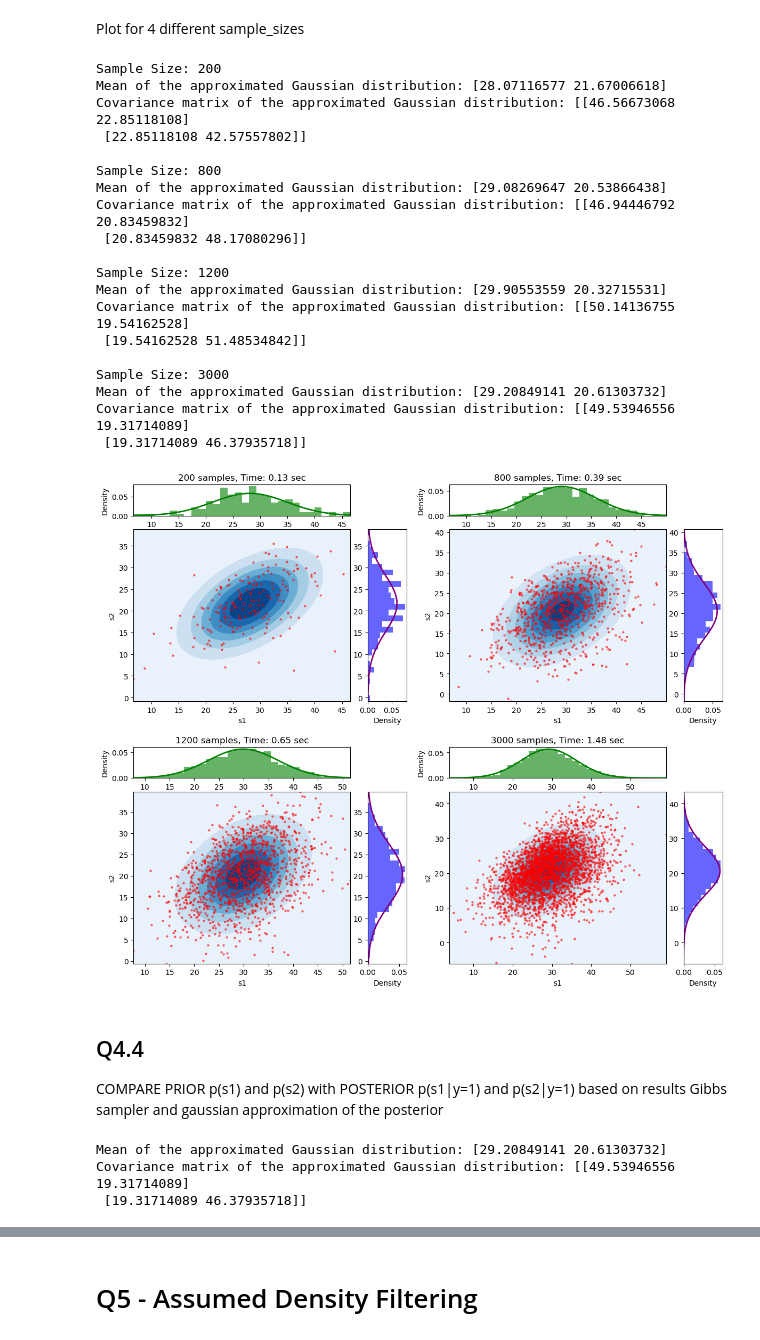
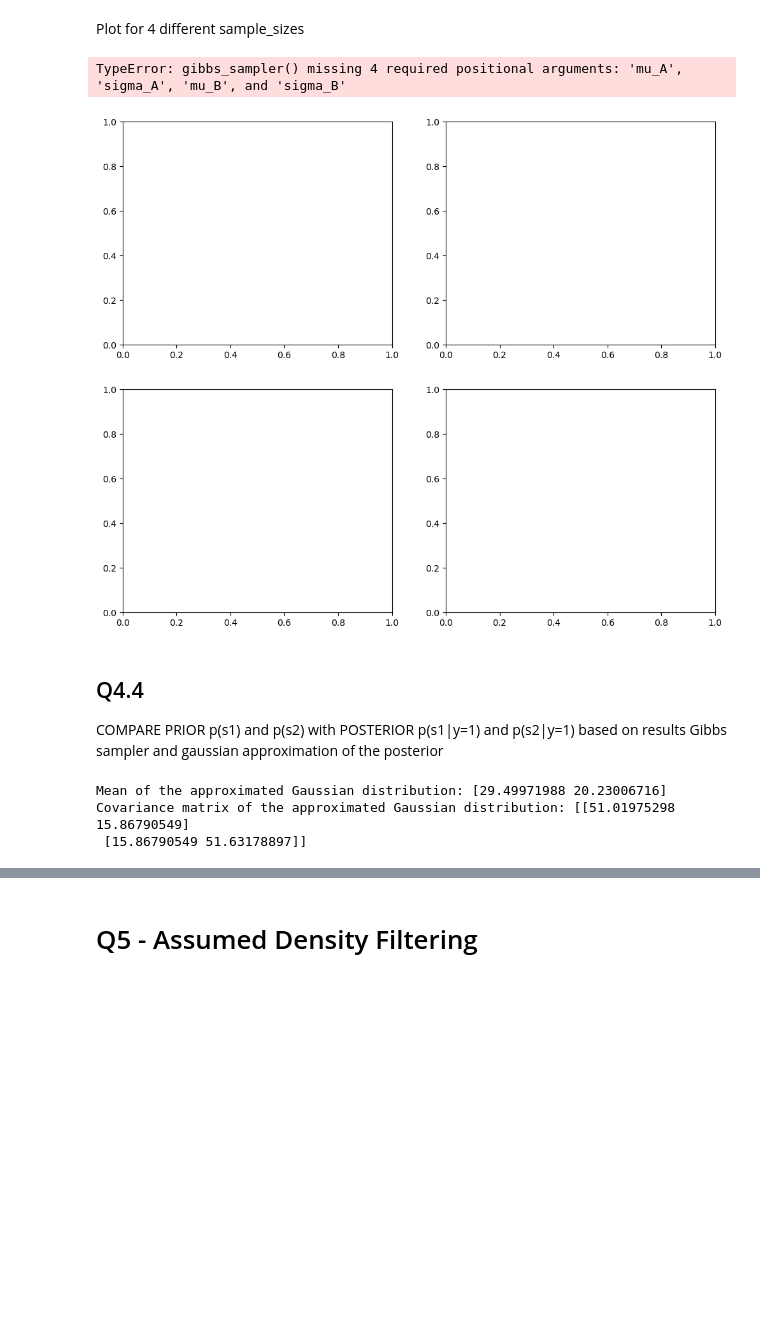
Before and after one commit to moniba-ravan/ranking-system, a Jupyter notebook: runme.ipynb, the cells around one changed output, grey strips where cells are left out. Drawn from its saved outputs; the diff is of its cells as text; code cells hidden in the pictures; blank space fills up the shorter version.

```diff
--- a/runme.ipynb
+++ b/runme.ipynb
@@ -83,7 +83,7 @@ def gibbs_sampler(mu_A, sigma_A, mu_B, sigma_B ,y, iterations):
 ## Q4.1
 # %%
 # Example execution of the sampler for y = 1
-samples = gibbs_sampler(mu_A, sigma_1, mu_2, sigma_2, y=1, iterations=iterations)
+samples = gibbs_sampler(mu_1, sigma_1, mu_2, sigma_2, y=1, iterations=iterations)
 
 # Extract s_1, s_2, and t samples
 s_1_samples, s_2_samples, t_samples = samples[:, 0], samples[:, 1], samples[:, 2]
@@ -235,7 +235,7 @@ for i, num_samples in enumerate(sample_sizes):
 
     # For your own data, simply subset or repeat it if needed
     #samples = samples_own[:num_samples]
-    samples = gibbs_sampler(mu_1, sigma_1, mu_2, sigma_2, y=1, iterations=num_samples)
+    samples = gibbs_sampler(y=1, iterations=num_samples)
 
     # Extract s1, s2, and t from the samples
     s_1_samples, s_2_samples, t_samples = samples[:, 0], samples[:, 1], samples[:, 2]
@@ -246,53 +246,44 @@ for i, num_samples in enumerate(sample_sizes):
     s_2_filtered = s_2_samples[burn_in:]
 
     # Combine filtered s1 and s2 into a single array
     skills_filtered = np.column_stack((s_1_filtered, s_2_filtered))
 
     # Measure elapsed time for generating samples
     elapsed_time = time.time() - start_time
 
     # Determine which subplot to use based on index
     row, col = divmod(i, 2)  # Row and column index (0 or 1)
     ax_contour = axes1[row, col]  # Use the correct subplot
 
     # Set up the shared axes for the histograms with more padding for spacing
     ax_histx = axes1[row, col].inset_axes([0, 1.08, 1, 0.18], transform=axes1[row, col].transAxes)  # Top histogram for s1
     ax_histy = axes1[row, col].inset_axes([1.08, 0, 0.18, 1], transform=axes1[row, col].transAxes)  # Right histogram for s2
 
     # Call the plotting function to display the results in this subplot
     plot_gaussian_with_histograms(ax_contour, ax_histx, ax_histy, skills_filtered, num_samples, elapsed_time)
 
     gaussian_dist = gaussian_approximation(skills_filtered)
+
+    # Add mean and covariance information to the contour plot as text
+    ax_contour.text(0.05, 0.95, f"Mean: {gaussian_dist.mean}", transform=ax_contour.transAxes, fontsize=10,
+                    verticalalignment='top', bbox=dict(facecolor='white', alpha=0.7))
+    ax_contour.text(0.05, 0.85, f"Cov: {np.array2string(gaussian_dist.cov, precision=2)}", transform=ax_contour.transAxes,
+                    fontsize=10, verticalalignment='top', bbox=dict(facecolor='white', alpha=0.7))
+
     # Print the mean and covariance of the approximated Gaussian distribution
     print("Sample Size:", num_samples)
     print("Mean of the approximated Gaussian distribution:", gaussian_dist.mean)
     print("Covariance matrix of the approximated Gaussian distribution:", gaussian_dist.cov)
     print()
 
 # Adjust layout and show the combined figure with two sets of plots (2x2 grid)
 plt.tight_layout()
+#pdf_path = 'q4_sample_comparison.pdf'
+#plt.savefig(pdf_path)
 plt.show()
 # %% [output]
-Sample Size: 200
-Mean of the approximated Gaussian distribution: [28.07116577 21.67006618]
-Covariance matrix of the approximated Gaussian distribution: [[46.56673068 22.85118108]
- [22.85118108 42.57557802]]
-
-Sample Size: 800
-Mean of the approximated Gaussian distribution: [29.08269647 20.53866438]
-Covariance matrix of the approximated Gaussian distribution: [[46.94446792 20.83459832]
- [20.83459832 48.17080296]]
-
-Sample Size: 1200
-Mean of the approximated Gaussian distribution: [29.90553559 20.32715531]
-Covariance matrix of the approximated Gaussian distribution: [[50.14136755 19.54162528]
- [19.54162528 51.48534842]]
-
-Sample Size: 3000
-Mean of the approximated Gaussian distribution: [29.20849141 20.61303732]
-Covariance matrix of the approximated Gaussian distribution: [[49.53946556 19.31714089]
- [19.31714089 46.37935718]]
+TypeError: gibbs_sampler() missing 4 required positional arguments: 'mu_A', 'sigma_A', 'mu_B', and 'sigma_B'
-[figure, old version]
+[figure, new version]
 # %% [markdown]
 ## Q4.4
 COMPARE PRIOR p(s1) and p(s2) with POSTERIOR p(s1|y=1) and p(s2|y=1) based on results Gibbs sampler and gaussian approximation of the posterior
@@ -300,9 +291,9 @@ COMPARE PRIOR p(s1) and p(s2) with POSTERIOR p(s1|y=1) and p(s2|y=1) based on re
 print("Mean of the approximated Gaussian distribution:", gaussian_dist.mean)
 print("Covariance matrix of the approximated Gaussian distribution:", gaussian_dist.cov)
 # %% [output]
-Mean of the approximated Gaussian distribution: [29.20849141 20.61303732]
-Covariance matrix of the approximated Gaussian distribution: [[49.53946556 19.31714089]
- [19.31714089 46.37935718]]
+Mean of the approximated Gaussian distribution: [29.49971988 20.23006716]
+Covariance matrix of the approximated Gaussian distribution: [[51.01975298 15.86790549]
+ [15.86790549 51.63178897]]
 # %%
 mu_1_post = gaussian_dist.mean[0]  # Mean of the posterior for s1
 sigma_1_post = np.sqrt(gaussian_dist.cov[0, 0])  # Std dev of the posterior for s1
```
Also changed, not shown: parts of 10 cells of this notebook.
